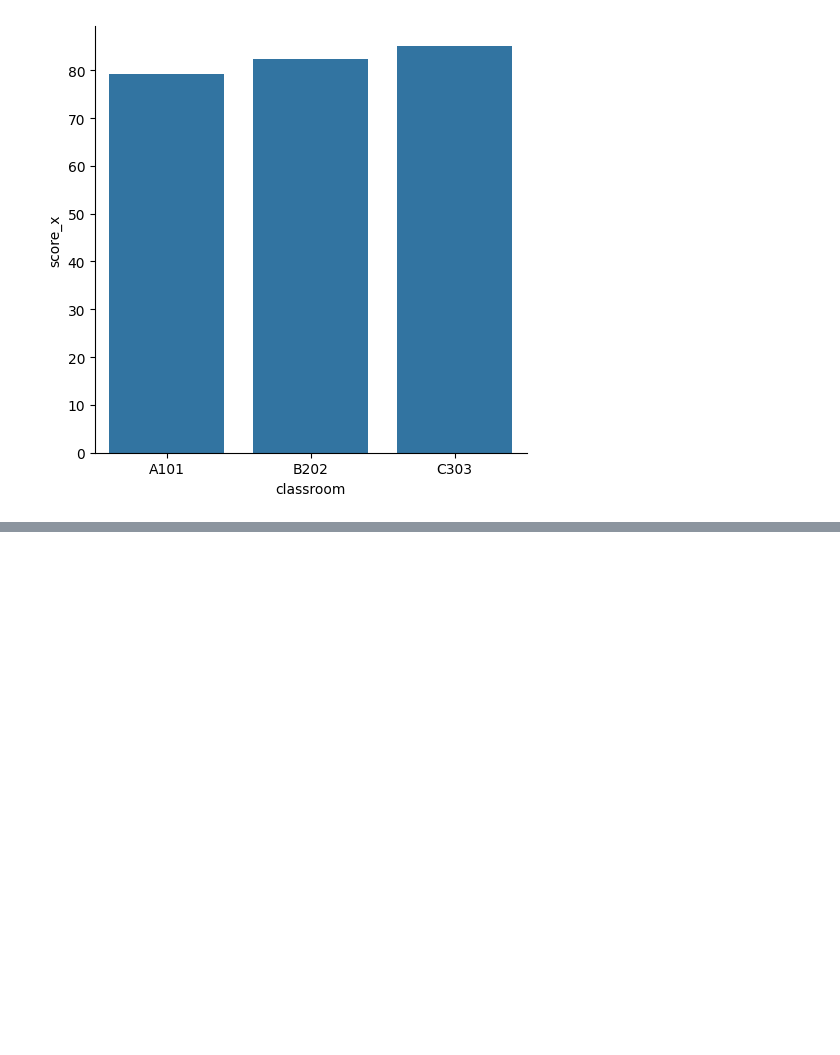
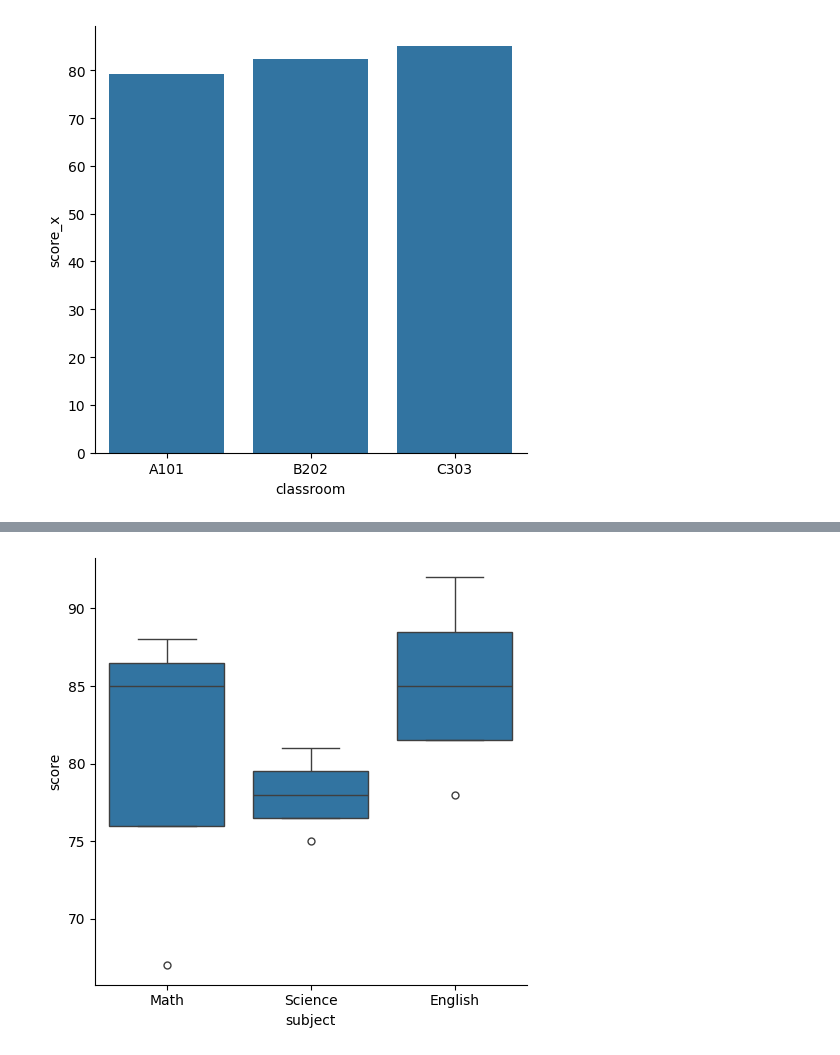
Before and after one commit to shreyasstha/data, a Jupyter notebook: data_visualization_with_seaborn.ipynb, the cells around one changed output, grey strips where cells are left out. Drawn from its saved outputs; the diff is of its cells as text; code cells hidden in the pictures; blank space fills up the shorter version.

```diff
--- a/data_visualization_with_seaborn.ipynb
+++ b/data_visualization_with_seaborn.ipynb
@@ -273,0 +280,6 @@ plt.show()
+# %%
+sns.catplot(x="subject", y="score", data=score, kind="box",
+             whis=[5,100])
+plt.show()
+# %% [output]
+[figure, added]
```
Also changed, not shown: parts of 16 cells of this notebook.
